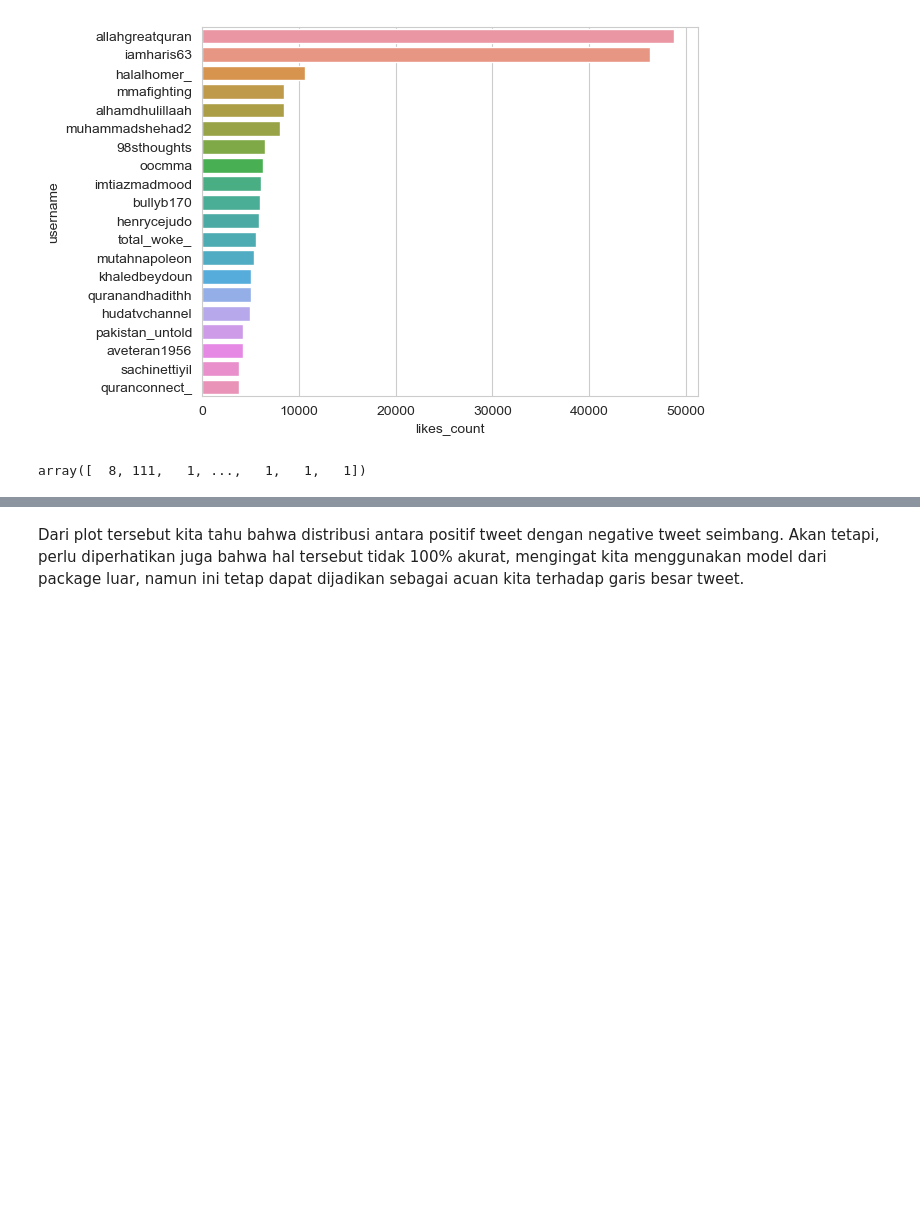
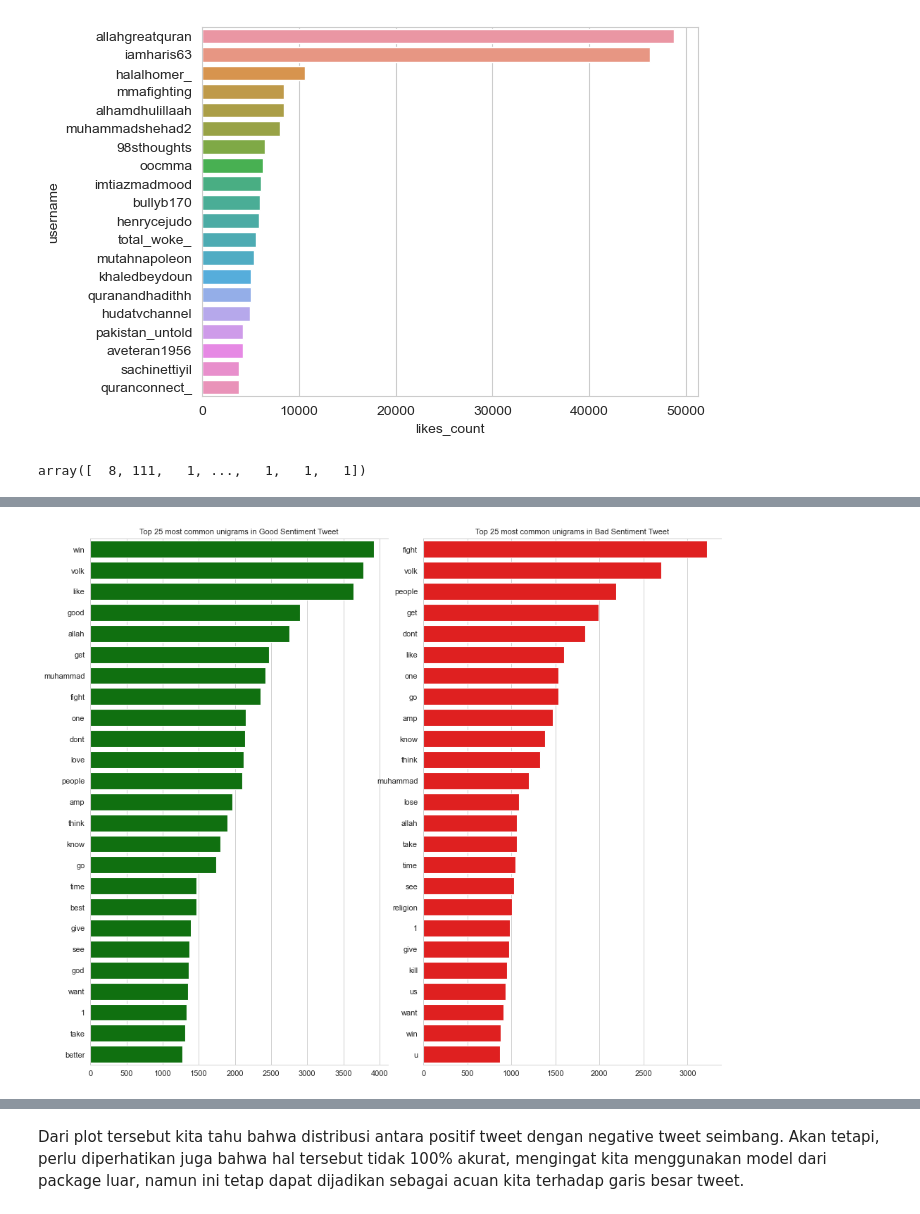
Before and after one commit to rarmnsyah/DATASCIENCE, a Jupyter notebook: analysis-twit-sentiment-project/main.ipynb, the cells around one changed output, grey strips where cells are left out. Drawn from its saved outputs; the diff is of its cells as text; code cells hidden in the pictures; blank space fills up the shorter version.

```diff
--- a/analysis-twit-sentiment-project/main.ipynb
+++ b/analysis-twit-sentiment-project/main.ipynb
@@ -241,0 +232,5 @@ df_copy.head()
+# %%
+def generate_ngrams(text, n_gram=1):
+    token = [token for token in text.lower().split(' ') if token != '' if token not in stops]
+    ngrams = zip(*[token[i:] for i in range(n_gram)])
+    return [' '.join(ngram) for ngram in ngrams]
@@ -328,0 +337,36 @@ plt.show()
+# %%
+g_unigrams = defaultdict(int) #good sentiment
+b_unigrams = defaultdict(int) #bad sentiment
+
+for line in df_copy[df_copy['sentiment']=='pos']['lemmed_tweet']:
+    for word in generate_ngrams(line):
+        g_unigrams[word] += 1
+
+for line in df_copy[df_copy['sentiment']=='neg']['lemmed_tweet']:
+    for word in generate_ngrams(line):
+        b_unigrams[word] += 1
+
+df_g_unigrams = pd.DataFrame(sorted(g_unigrams.items(), key=lambda x: x[1])[::-1])
+df_b_unigrams = pd.DataFrame(sorted(b_unigrams.items(), key=lambda x: x[1])[::-1])
+
+fig, axes = plt.subplots(ncols=2, figsize=(12, 10), dpi=80)
+plt.tight_layout()
+
+N = 25
+
+sns.barplot(y=df_g_unigrams[0].values[:N], x=df_g_unigrams[1].values[:N], ax=axes[0], color='green')
+sns.barplot(y=df_b_unigrams[0].values[:N], x=df_b_unigrams[1].values[:N], ax=axes[1], color='red')
+
+for i in range(2):
+    axes[i].spines['right'].set_visible(False)
+    axes[i].set_xlabel('')
+    axes[i].set_ylabel('')
+    axes[i].tick_params(axis='x', labelsize=10)
+    axes[i].tick_params(axis='y', labelsize=10)
+
+axes[0].set_title(f'Top {N} most common unigrams in Good Sentiment Tweet', fontsize=10)
+axes[1].set_title(f'Top {N} most common unigrams in Bad Sentiment Tweet', fontsize=10)
+
+plt.show()
+# %% [output]
+[figure, added]
```
Also changed, not shown: parts of 25 cells of this notebook.
